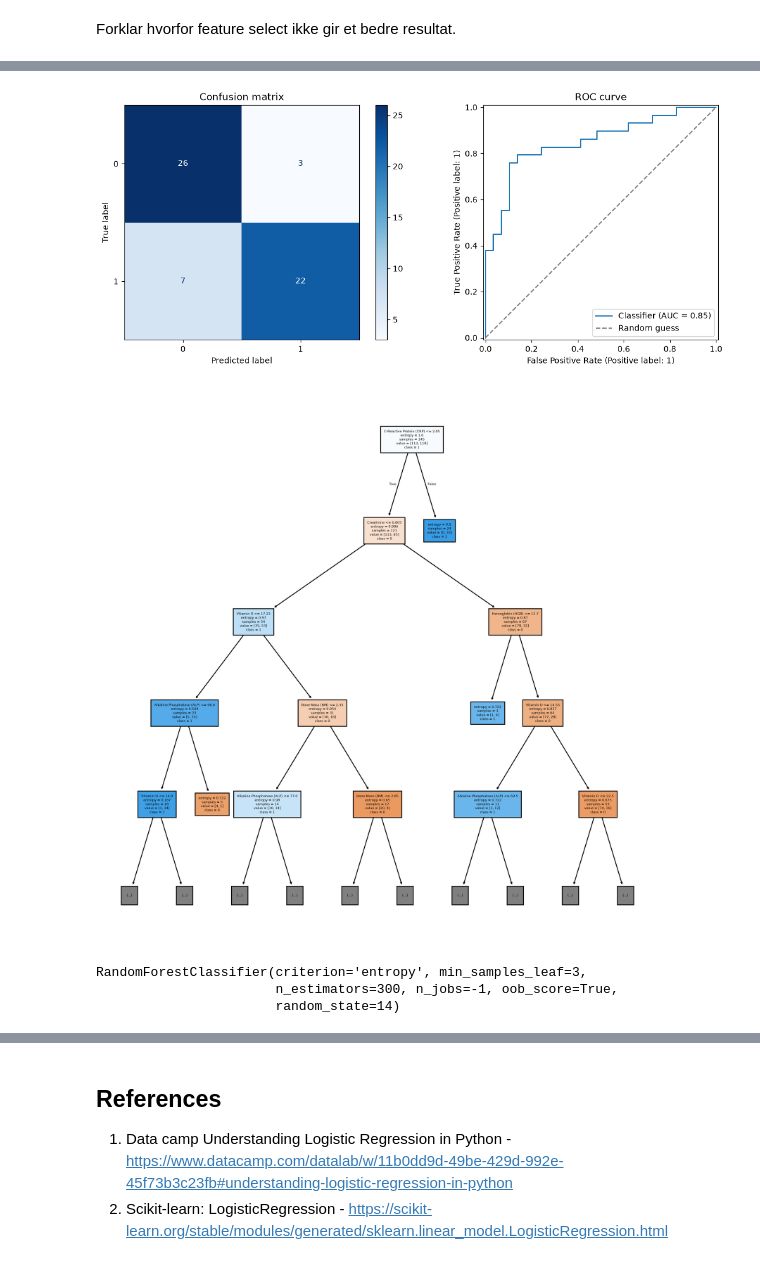
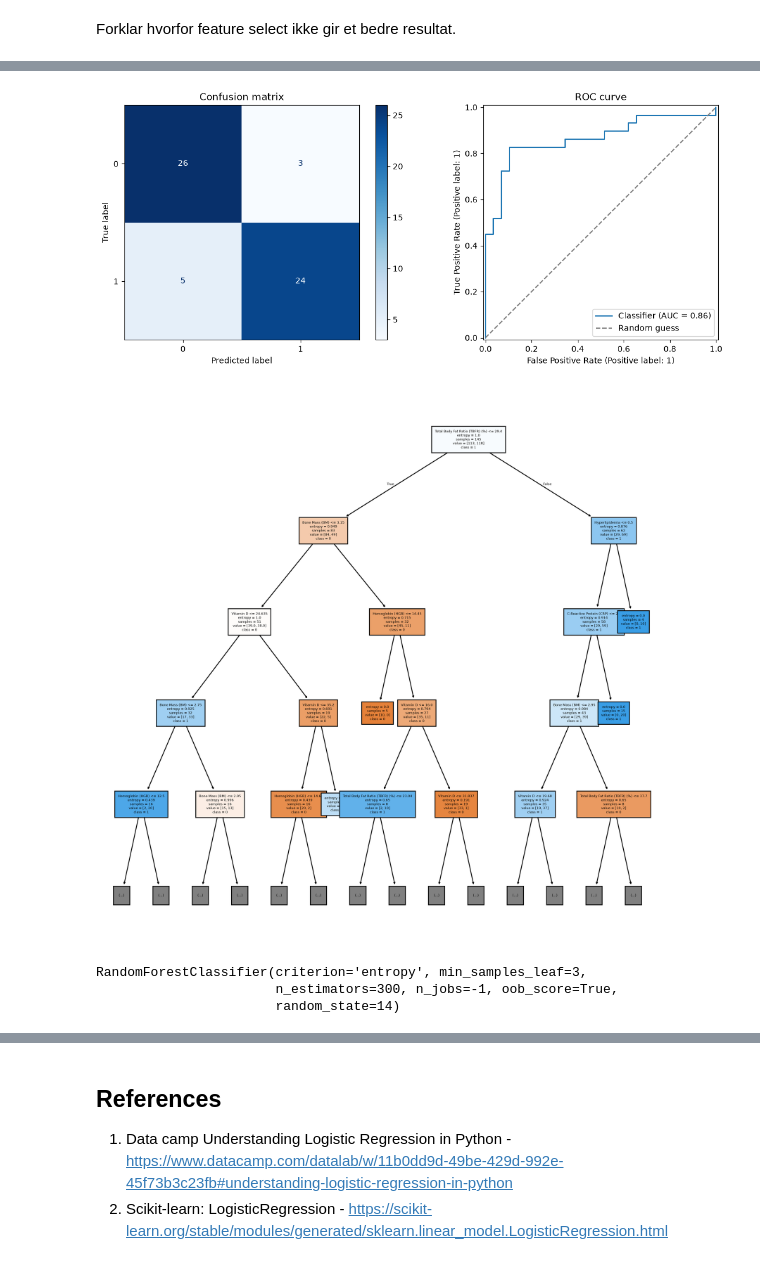
Before and after one commit to aaamainorg/dat540-group1, a Jupyter notebook: Data_part1_with_lr_rf_dt.ipynb, the cells around one changed output, grey strips where cells are left out. Drawn from its saved outputs; the diff is of its cells as text; code cells hidden in the pictures.

Commit message:
Uses case 7 features. Minor training changes

```diff
--- a/Data_part1_with_lr_rf_dt.ipynb
+++ b/Data_part1_with_lr_rf_dt.ipynb
@@ -1698,7 +1708,7 @@ PREFERED_FEATURES_13 = [
 
 target = "Gallstone Status"
 
-feature_select = 3
+feature_select = 4
 match feature_select:
     case 1:
         FEATURES = testing_set_df.drop(columns=[target]).columns.tolist()
@@ -1718,8 +1728,11 @@ rf = RandomForrest(random_state = 14, test_size = 0.2, target = target, features
 # case 3: gives the best accuracy.
 # Uses parameter from automatic parameter search
 rf.train_model(max_depth = None, max_features = "sqrt", min_samples_leaf = 3, n_estimators = 300) # Validation results 0.8 for case 3:
-# rf.train_model(max_depth = None, max_features = "sqrt", min_samples_leaf = 3, n_estimators = 300, criterion='entropy', n_jobs=1) # Validation results 0.8 for case 3:
 # Worse results for case 4:
+
+# rf.train_model(max_depth = 6, max_features = "sqrt", min_samples_leaf = 2, min_samples_split = 2, n_estimators = 600) # Validation results 0.8 for case 3:
+
+# rf.train_model(max_depth = 6, max_features = "sqrt", min_samples_leaf = 5, min_samples_split = 2, n_estimators = 300) # Validation results 0.8 for case 3:
 # %% [output]
 Testing set dataframe headers:
 Columns: 39
@@ -1741,5 +1754,5 @@ Overfit gap: 0.142
-[figure, old version]
+[figure, new version]
-[figure, old version]
+[figure, new version]
 RandomForestClassifier(criterion='entropy', min_samples_leaf=3,
                        n_estimators=300, n_jobs=-1, oob_score=True,
                        random_state=14)
```
Also changed, not shown: parts of 6 cells of this notebook.
